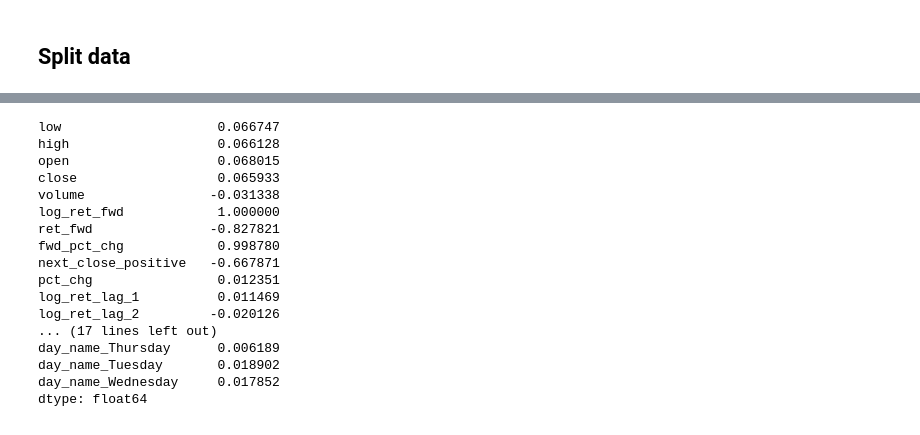
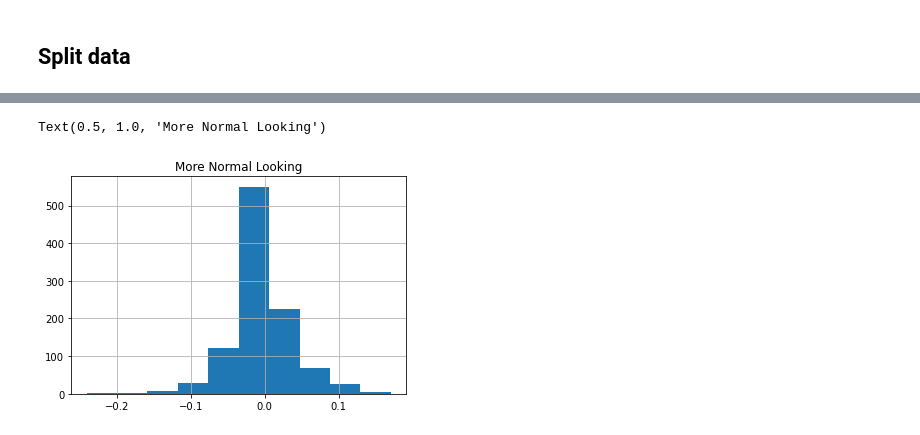
Before and after one commit to jesse-d-marder/personal-codeup-project, a Jupyter notebook: explore.ipynb, the cells around one changed output, grey strips where cells are left out. Drawn from its saved outputs; the diff is of its cells as text; code cells hidden in the pictures.

```diff
--- a/explore.ipynb
+++ b/explore.ipynb
@@ -159,20 +155,6 @@ train.log_ret_fwd.plot()
-# %%
-train.corrwith(train.log_ret_fwd)
-# %% [output]
-low                    0.066747
-high                   0.066128
-open                   0.068015
-close                  0.065933
-volume                -0.031338
-log_ret_fwd            1.000000
-ret_fwd               -0.827821
-fwd_pct_chg            0.998780
-next_close_positive   -0.667871
-pct_chg                0.012351
-log_ret_lag_1          0.011469
-log_ret_lag_2         -0.020126
-... (17 lines left out)
-day_name_Thursday      0.006189
-day_name_Tuesday       0.018902
-day_name_Wednesday     0.017852
-dtype: float64
+# %%
+train.fwd_log_ret.hist()
+plt.title('More Normal Looking')
+# %% [output]
+Text(0.5, 1.0, 'More Normal Looking')
+[figure, added]
```
Also changed, not shown: parts of 17 cells of this notebook, 1 other file.
